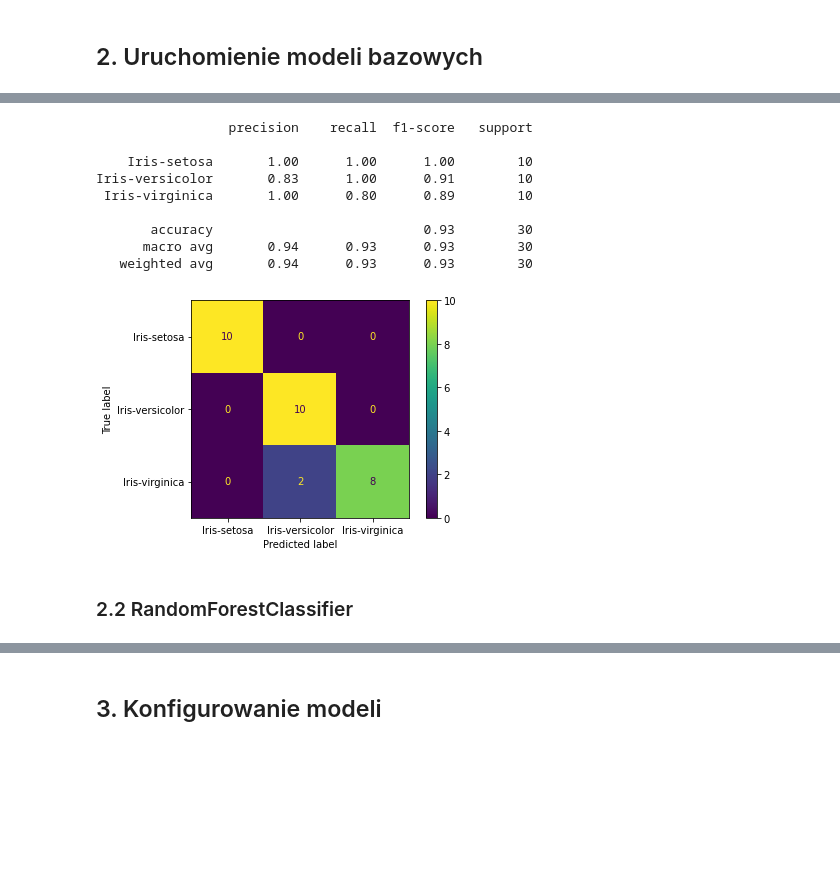
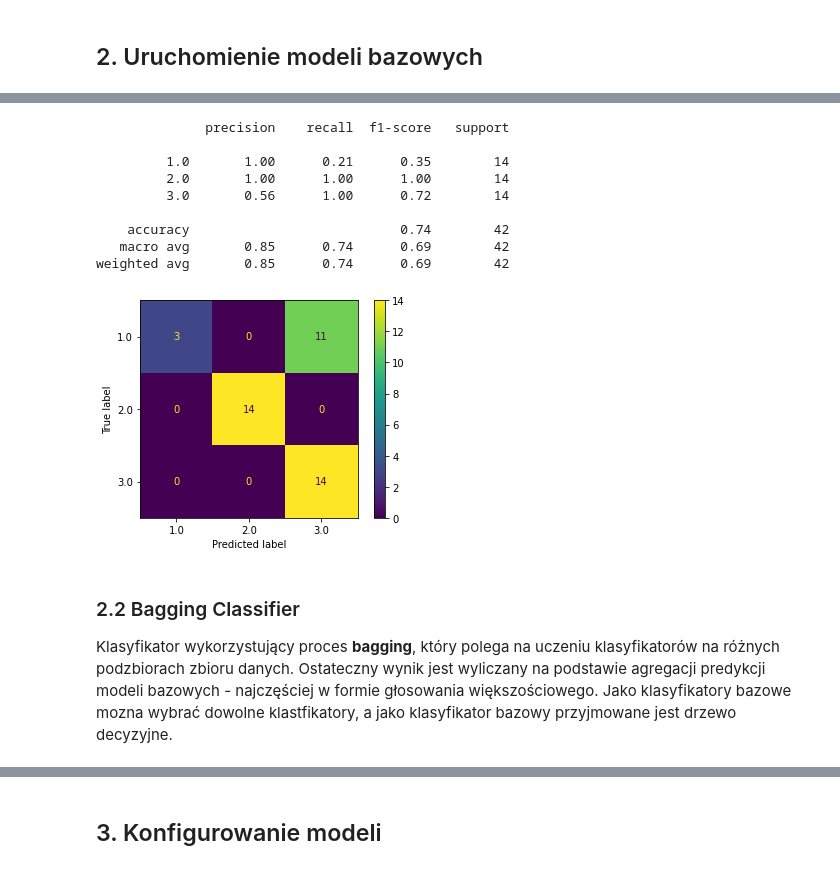
Before and after one commit to PatRyg99/ML-PWR-2022, a Jupyter notebook: Lista 5/lista-5.ipynb, the cells around one changed output, grey strips where cells are left out. Saved outputs shown, nothing was run; the diff lists cells and outputs as text; code cells hidden in the pictures; blank space fills up the shorter version.

```diff
--- a/Lista 5/lista-5.ipynb
+++ b/Lista 5/lista-5.ipynb
@@ -165,0 +154,5 @@ iris_data.head()
+# %%
+dir = "zbiory/seeds_dataset.txt"
+seeds_data = pd.read_csv(dir, names=["0", "1", "2", "3", "4", "5", "6", "class"], sep=r"\t+")
+
+seeds_data.head()
@@ -170,15 +172,17 @@ iris_data.head()
 # %%
-train_eval_model(AdaBoostClassifier(), iris_data)
+train_eval_model(AdaBoostClassifier(), seeds_data)
 # %% [output]
-                 precision    recall  f1-score   support
+              precision    recall  f1-score   support
 
-    Iris-setosa       1.00      1.00      1.00        10
-Iris-versicolor       0.83      1.00      0.91        10
- Iris-virginica       1.00      0.80      0.89        10
+         1.0       1.00      0.21      0.35        14
+         2.0       1.00      1.00      1.00        14
+         3.0       0.56      1.00      0.72        14
 
-       accuracy                           0.93        30
-      macro avg       0.94      0.93      0.93        30
-   weighted avg       0.94      0.93      0.93        30
+    accuracy                           0.74        42
+   macro avg       0.85      0.74      0.69        42
+weighted avg       0.85      0.74      0.69        42
-[figure, old version]
+[figure, new version]
-# %% [markdown]
-### 2.2 RandomForestClassifier
+# %% [markdown]
+### 2.2 Bagging Classifier
+
+Klasyfikator wykorzystujący proces **bagging**, który polega na uczeniu klasyfikatorów na różnych podzbiorach zbioru danych. Ostateczny wynik jest wyliczany na podstawie agregacji predykcji modeli bazowych - najczęściej w formie głosowania większościowego. Jako klasyfikatory bazowe mozna wybrać dowolne klastfikatory, a jako klasyfikator bazowy przyjmowane jest drzewo decyzyjne.
```
Also changed, not shown: parts of 75 cells of this notebook, 1 other file.
